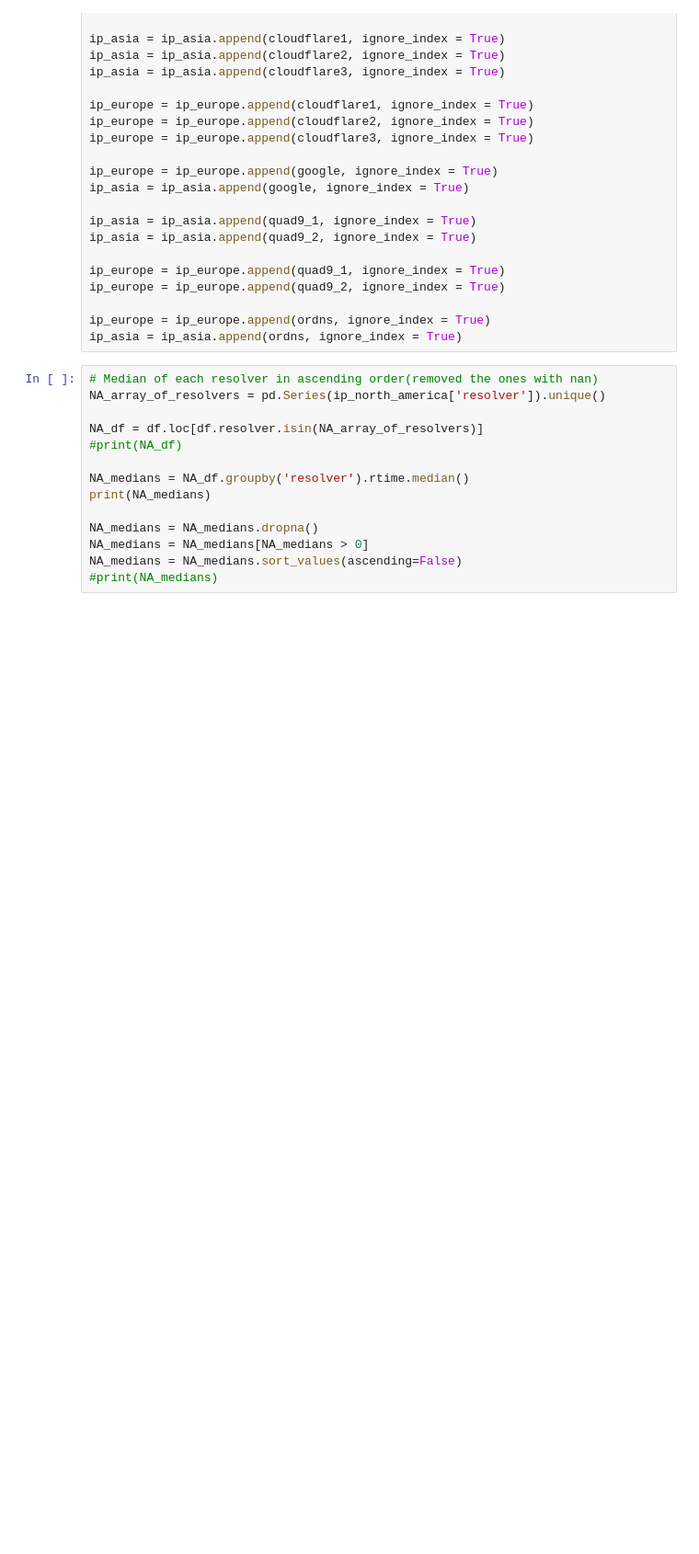
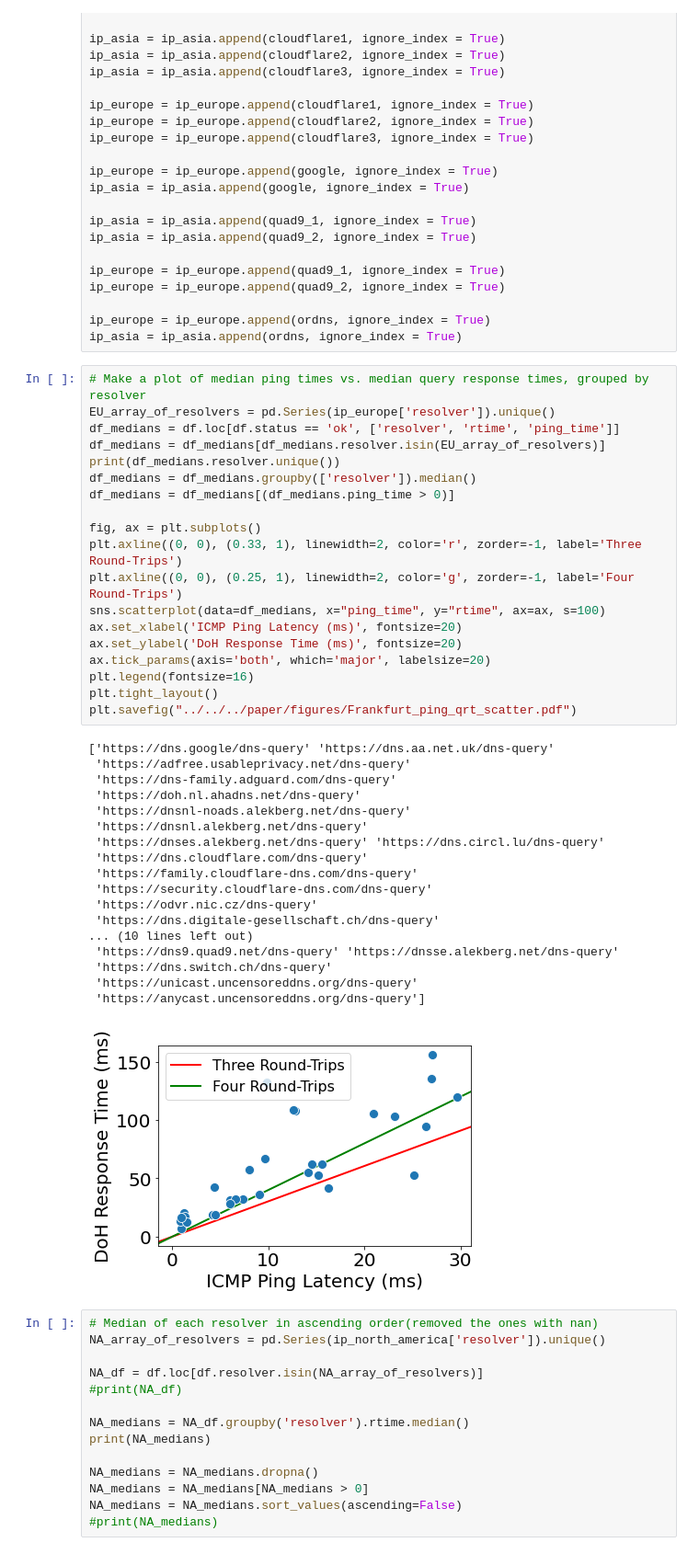
Before and after one commit to noise-lab/dns-measurement, a Jupyter notebook: src/measure/dns-timing/Europe_data_full.ipynb, the cells around one changed output. Shown at 92% size. Cells and saved outputs as stored; diff of their text form; blank space fills up the shorter version.

```diff
--- a/src/measure/dns-timing/Europe_data_full.ipynb
+++ b/src/measure/dns-timing/Europe_data_full.ipynb
@@ -80,6 +80,44 @@ ip_europe = ip_europe.append(quad9_2, ignore_index = True)
 
 ip_europe = ip_europe.append(ordns, ignore_index = True)
 ip_asia = ip_asia.append(ordns, ignore_index = True)
+# %%
+# Make a plot of median ping times vs. median query response times, grouped by resolver
+EU_array_of_resolvers = pd.Series(ip_europe['resolver']).unique()
+df_medians = df.loc[df.status == 'ok', ['resolver', 'rtime', 'ping_time']]
+df_medians = df_medians[df_medians.resolver.isin(EU_array_of_resolvers)]
+print(df_medians.resolver.unique())
+df_medians = df_medians.groupby(['resolver']).median()
+df_medians = df_medians[(df_medians.ping_time > 0)]
+
+fig, ax = plt.subplots()
+plt.axline((0, 0), (0.33, 1), linewidth=2, color='r', zorder=-1, label='Three Round-Trips')
+plt.axline((0, 0), (0.25, 1), linewidth=2, color='g', zorder=-1, label='Four Round-Trips')
+sns.scatterplot(data=df_medians, x="ping_time", y="rtime", ax=ax, s=100)
+ax.set_xlabel('ICMP Ping Latency (ms)', fontsize=20)
+ax.set_ylabel('DoH Response Time (ms)', fontsize=20)
+ax.tick_params(axis='both', which='major', labelsize=20)
+plt.legend(fontsize=16)
+plt.tight_layout()
+plt.savefig("../../../paper/figures/Frankfurt_ping_qrt_scatter.pdf")
+# %% [output]
+['https://dns.google/dns-query' 'https://dns.aa.net.uk/dns-query'
+ 'https://adfree.usableprivacy.net/dns-query'
+ 'https://dns-family.adguard.com/dns-query'
+ 'https://doh.nl.ahadns.net/dns-query'
+ 'https://dnsnl-noads.alekberg.net/dns-query'
+ 'https://dnsnl.alekberg.net/dns-query'
+ 'https://dnses.alekberg.net/dns-query' 'https://dns.circl.lu/dns-query'
+ 'https://dns.cloudflare.com/dns-query'
+ 'https://family.cloudflare-dns.com/dns-query'
+ 'https://security.cloudflare-dns.com/dns-query'
+ 'https://odvr.nic.cz/dns-query'
+ 'https://dns.digitale-gesellschaft.ch/dns-query'
+... (10 lines left out)
+ 'https://dns9.quad9.net/dns-query' 'https://dnsse.alekberg.net/dns-query'
+ 'https://dns.switch.ch/dns-query'
+ 'https://unicast.uncensoreddns.org/dns-query'
+ 'https://anycast.uncensoreddns.org/dns-query']
+[figure, added]
 # %%
 # Median of each resolver in ascending order(removed the ones with nan)
 NA_array_of_resolvers = pd.Series(ip_north_america['resolver']).unique()
```
Also changed, not shown: 6 other files.
